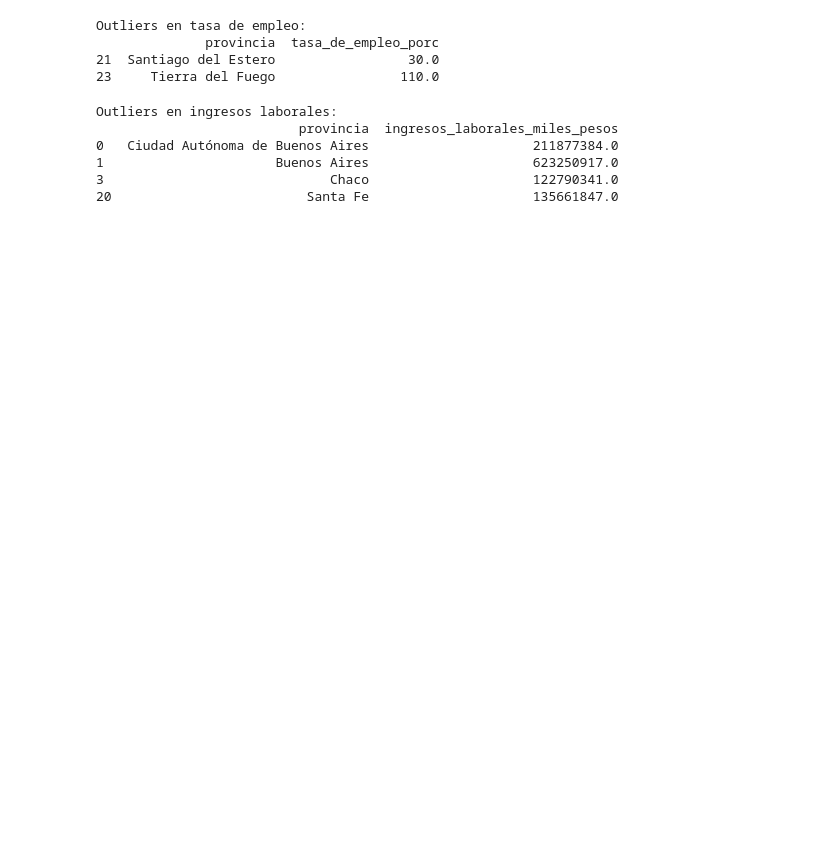
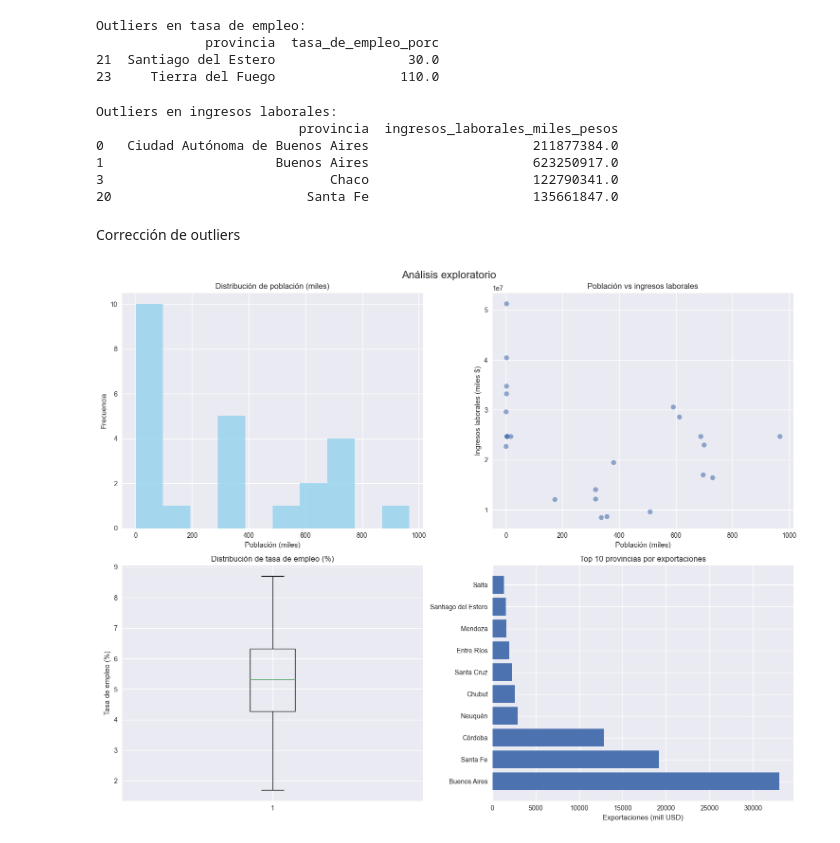
Before and after one commit to matitab/practica-TP1-FCD, a Jupyter notebook: resolucionTP1.ipynb, the cells around one changed output. Saved outputs shown, nothing was run; the diff lists cells and outputs as text; code cells hidden in the pictures; blank space fills up the shorter version.

Commit message:
corrección de outliers

```diff
--- a/resolucionTP1.ipynb
+++ b/resolucionTP1.ipynb
@@ -224,3 +226,59 @@ Outliers en ingresos laborales:
 1                      Buenos Aires                     623250917.0
 3                             Chaco                     122790341.0
 20                         Santa Fe                     135661847.0
+# %% [markdown]
+Corrección de outliers
+# %%
+# creo el nuevo dataframe limpio
+df_limpio2 = df_limpio.copy()
+
+# imputamos los outliers de tasa de empleo con la mediana
+mediana_tasa = df_limpio['tasa_de_empleo_porc'].median()
+df_limpio2.loc[df_limpio2['provincia'] == 'Santiago del Estero', 'tasa_de_empleo_porc'] = mediana_tasa
+df_limpio2.loc[df_limpio2['provincia'] == 'Tierra del Fuego', 'tasa_de_empleo_porc'] = mediana_tasa
+
+# imputamos los outliers en ingresos laborales con la mediana
+mediana_ingresos = df_limpio['ingresos_laborales_miles_pesos'].median()
+df_limpio2.loc[df_limpio2['provincia'] == 'Ciudad Autónoma de Buenos Aires', 'ingresos_laborales_miles_pesos'] = mediana_ingresos
+df_limpio2.loc[df_limpio2['provincia'] == 'Buenos Aires', 'ingresos_laborales_miles_pesos'] = mediana_ingresos
+df_limpio2.loc[df_limpio2['provincia'] == 'Chaco', 'ingresos_laborales_miles_pesos'] = mediana_ingresos
+df_limpio2.loc[df_limpio2['provincia'] == 'Santa Fe', 'ingresos_laborales_miles_pesos'] = mediana_ingresos
+# %%
+# vuelvo a graficar para verificar que los outliers no aparezcan
+
+# Configuración para visualizaciones
+plt.style.use('seaborn-v0_8') # estilo de seaborn para usar con matplotlib
+fig, axes = plt.subplots(2, 2, figsize=(15, 12))
+fig.suptitle('Análisis exploratorio', fontsize=16)
+
+# 1. Histograma de población
+axes[0,0].hist(df_limpio2['población_miles'], bins=10, alpha=0.7, color='skyblue')
+axes[0,0].set_title('Distribución de población (miles)')
+axes[0,0].set_xlabel('Población (miles)')
+axes[0,0].set_ylabel('Frecuencia')
+
+# 2. Scatter plot: población vs ingresos laborales
+axes[0,1].scatter(df_limpio2['población_miles'], df_limpio2['ingresos_laborales_miles_pesos'], alpha=0.6)
+axes[0,1].set_title('Población vs ingresos laborales')
+axes[0,1].set_xlabel('Población (miles)')
+axes[0,1].set_ylabel('Ingresos laborales (miles $)')
+
+# 3. Boxplot de tasa de empleo
+axes[1,0].boxplot(df_limpio2['tasa_de_empleo_porc'])
+axes[1,0].set_title('Distribución de tasa de empleo (%)')
+axes[1,0].set_ylabel('Tasa de empleo (%)')
+
+# 4. Top 10 provincias por exportaciones
+top_export = df_limpio2.nlargest(10, 'exportaciones_mill_usd') # dataframe de 10 provincias con más exportaciones
+axes[1,1].barh(range(len(top_export)), top_export['exportaciones_mill_usd']) # gráfico de barras horizontales
+axes[1,1].set_yticks(range(len(top_export))) # cantidad de barras verticales = cantidad de filas de top_export
+# len(df) devuelve el nro de filas sin contar el header
+
+axes[1,1].set_yticklabels(top_export['provincia']) # etiquetas las barras con nombres de provincias
+axes[1,1].set_title('Top 10 provincias por exportaciones') # título del gráfico
+axes[1,1].set_xlabel('Exportaciones (mill USD)') # etiqueta del eje x
+
+plt.tight_layout() # ajusta el espacio entre gráficos
+plt.show()
+# %% [output]
+[figure, added]
```
Also changed, not shown: parts of 4 cells of this notebook.
